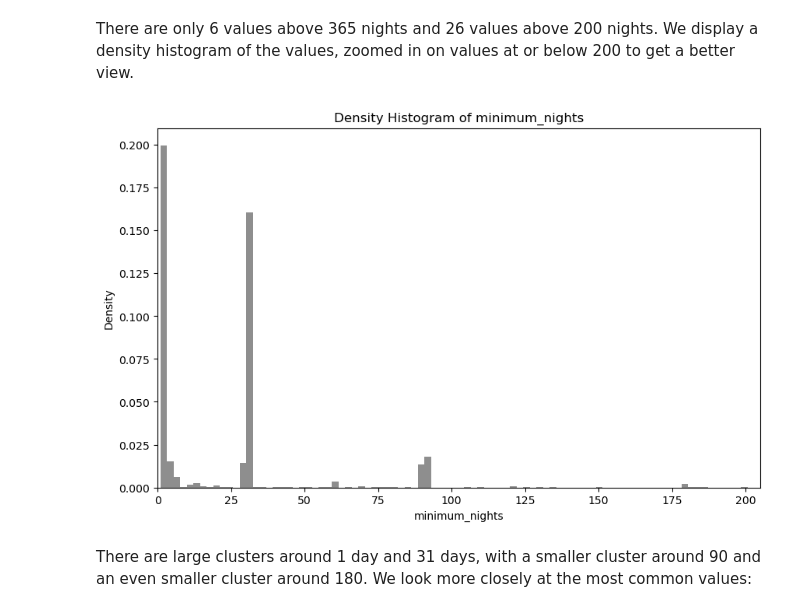
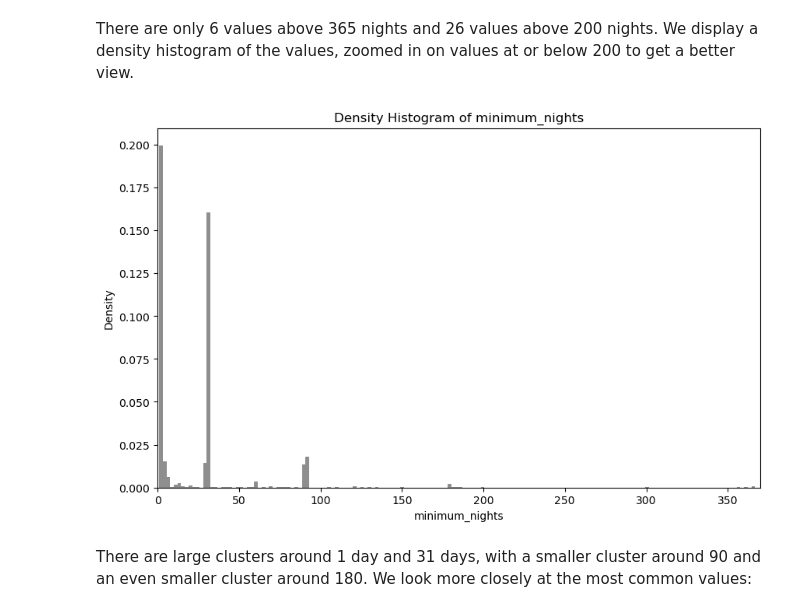
Before and after one commit to ayee6/JHUDataScienceGroup9, a Jupyter notebook: EDA_Steve.ipynb, the cells around one changed output. Drawn from its saved outputs; the diff is of its cells as text; code cells hidden in the pictures.

```diff
--- a/EDA_Steve.ipynb
+++ b/EDA_Steve.ipynb
@@ -12,7 +13,7 @@ pd.options.display.float_format = '{:20,.4f}'.format
 connection = sqlite3.connect('airbnb.db')
 cursor = connection.cursor()
 # %%
-ldf = pd.read_sql_query("SELECT * from most_recent_listings", connection)
+vwListings = pd.read_sql_query("SELECT * from most_recent_listings", connection)
 # %% [markdown]
 ## Transform
 # %%
@@ -24,9 +25,9 @@ price_to_numeric(ldf)
 # %%
-ldf['has_availability'] = ldf['has_availability'].replace({'t':1, 'f':0})
+vwListings['has_availability'] = vwListings['has_availability'].replace({'t':1, 'f':0})
 # %%
-ldf['first_review'] = pd.to_datetime(ldf['first_review'])
-ldf['last_review'] = pd.to_datetime(ldf['last_review'])
-ldf['host_since'] = pd.to_datetime(ldf['host_since'])
+vwListings['first_review'] = pd.to_datetime(vwListings['first_review'])
+vwListings['last_review'] = pd.to_datetime(vwListings['last_review'])
+vwListings['host_since'] = pd.to_datetime(vwListings['host_since'])
 # %% [markdown]
 ## Single Variable
 # %% [markdown]
@@ -106,8 +109,8 @@ pd.DataFrame(rt.value_counts(normalize=True))
 # %% [markdown]
 ### minimum_nights / maximum_nights
 # %%
-min_nt = ldf['minimum_nights']
-max_nt = copy.copy(ldf['maximum_nights'])
+min_nt = vwListings['minimum_nights']
+max_nt = copy.copy(vwListings['maximum_nights'])
 # %% [markdown]
 We print descriptive statistics for minimum_nights:
 # %%
@@ -148,18 +151,18 @@ There are only 6 values above 365 nights and 26 values above 200 nights. We disp
 # %%
 figure = plt.figure(figsize=(10,6))
 
 axes = figure.add_subplot(1, 1, 1)
 n, bins, patches = axes.hist(min_nt, color="DimGray", density=True, bins=501, alpha=0.75)
 axes.set_xlabel("minimum_nights")
 axes.set_ylabel("Density")
 axes.set_title("Density Histogram of minimum_nights")
 
-axes.set_xlim(0, 205)
+axes.set_xlim(0, 370)
 
 plt.show()
 plt.close()
 # %% [output]
-[figure, old version]
+[figure, new version]
 # %% [markdown]
 There are large clusters around 1 day and 31 days, with a smaller cluster around 90 and an even smaller cluster around 180. We look more closely at the most common values:
 # %%
```
Also changed, not shown: parts of 81 cells of this notebook.
